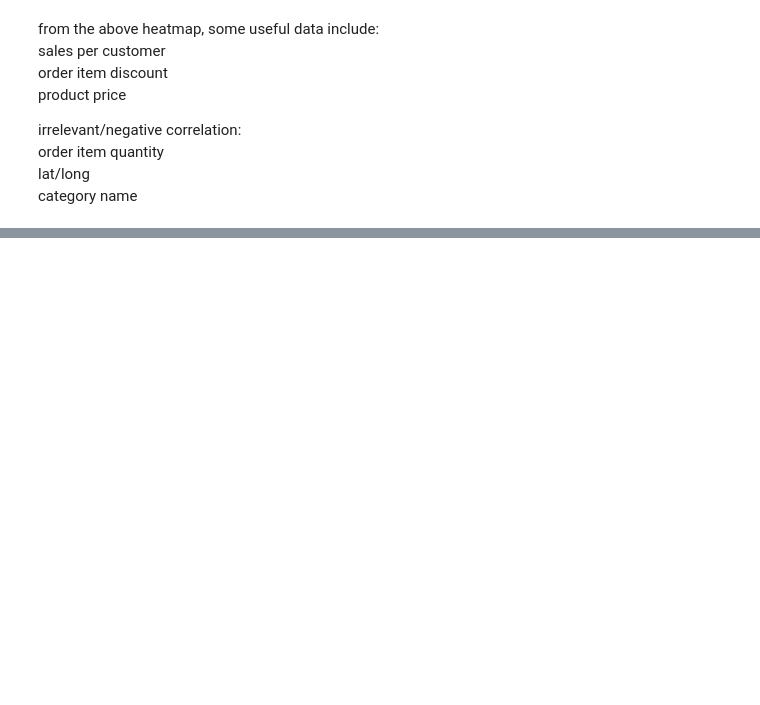
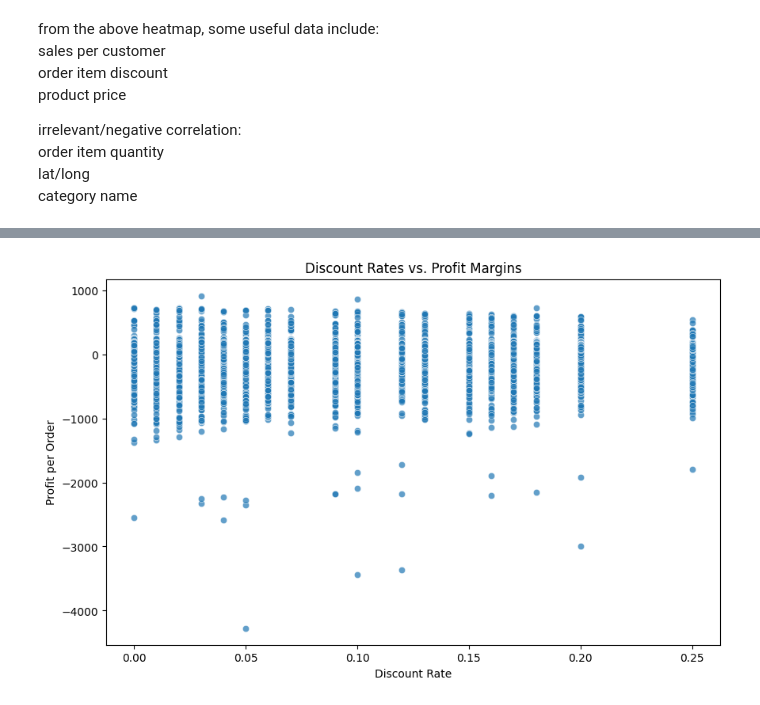
Before and after one commit to mjxm001/DAC-Curriculum, a Jupyter notebook: Internal Project - Retail_sales.ipynb, the cells around one changed output, grey strips where cells are left out. Saved outputs shown, nothing was run; the diff lists cells and outputs as text; code cells hidden in the pictures; blank space fills up the shorter version.

```diff
--- a/Internal Project - Retail_sales.ipynb
+++ b/Internal Project - Retail_sales.ipynb
@@ -173,0 +185,10 @@ category name <br/>
+# %%
+# Scatter plot of Discounts vs. Order Profit Per Order
+plt.figure(figsize=(10, 6))
+sns.scatterplot(data=df, x='Order Item Discount Rate', y='Order Profit Per Order', alpha=0.7)
+plt.title('Discount Rates vs. Profit Margins')
+plt.xlabel('Discount Rate')
+plt.ylabel('Profit per Order')
+plt.show()
+# %% [output]
+[figure, added]
```
Also changed, not shown: parts of 1 cell of this notebook.
